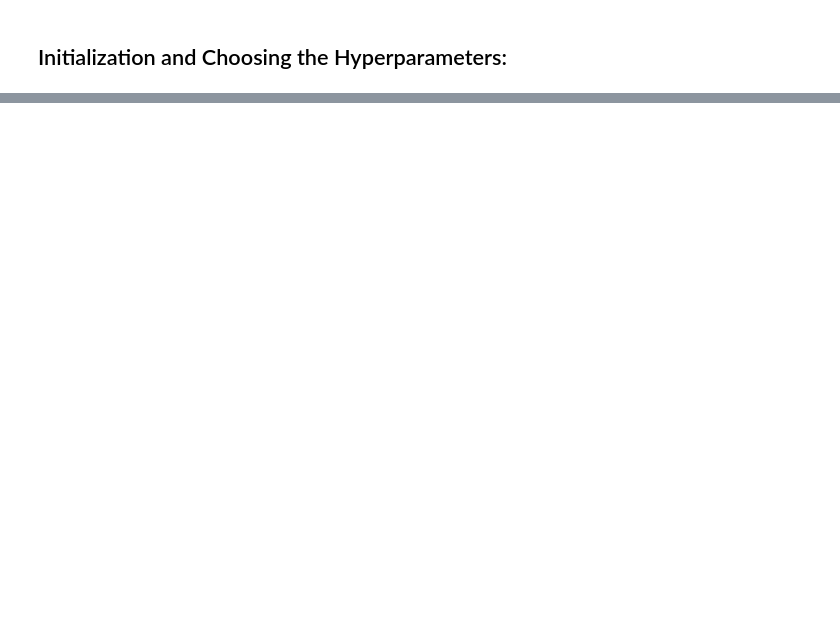
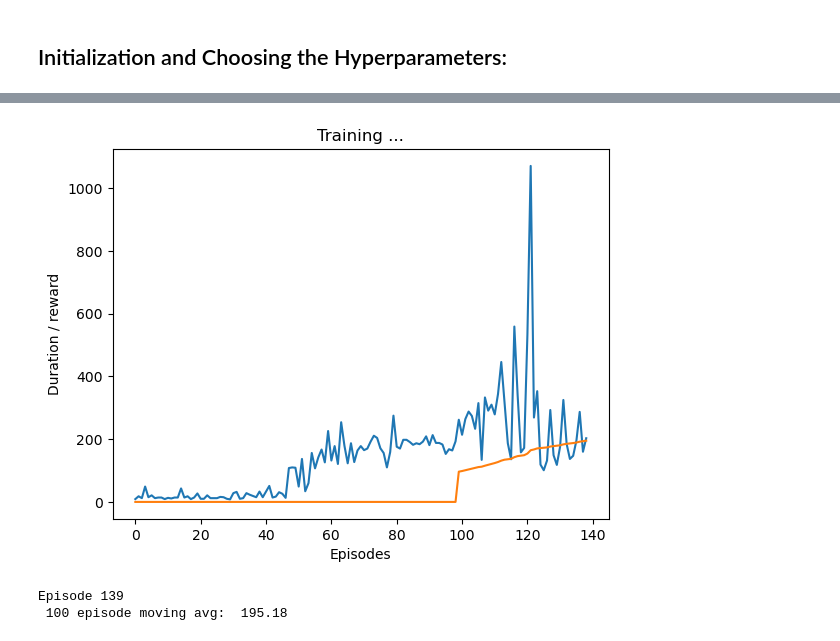
Before and after one commit to nabilaChehla/cartPole, a Jupyter notebook: cartPole.ipynb, the cells around one changed output, grey strips where cells are left out. Cells and saved outputs as stored; diff of their text form; code cells hidden in the pictures; blank space fills up the shorter version.

```diff
--- a/cartPole.ipynb
+++ b/cartPole.ipynb
@@ -225,21 +235,3 @@ We need current Q-values and next Q-values to use in the Bellman equation and ca
-# %%
-class QValues():
-    device = "cpu"
-    @staticmethod
-    def get_current(policy_nn,states,actions):
-        return policy_nn(states).gather(dim = 1,index=actions.unsqueeze(-1))
-
-    @staticmethod
-    def get_next(target_nn,nextStates):
-        final_state_locations = nextStates.flatten(start_dim=1).max(dim=1)[0].eq(0).type(torch.bool)
-        non_final_state_locations = (final_state_locations == False)
-        non_final_states = nextStates[non_final_state_locations]
-
-
-        batch_size = nextStates.shape[0]
-        values = torch.zeros(batch_size).to(QValues.device)
-        values[non_final_state_locations] = target_nn(non_final_states).max(dim=1)[0].detach()
-        return values
 # %% [markdown]
 ## Initialization and Choosing the Hyperparameters:
 # %%
@@ -306,0 +274,61 @@ Episode 1000
+# %%
+episode_duration = []
+
+# 4. For each episode:
+for episode in range(num_episodes):
+    em.reset()
+    # (4.1) Initialize the starting state.
+    state = em.get_state()
+    # (4.2) For each time step:
+    for timestep in count():
+        em.render()
+        # Agent Select an action.
+        action = agent.select_action(state, policy_net)
+        # Observe reward and next state.
+        reward = em.take_action(action)
+        next_states = em.get_state()
+        #  Store experience in replay memory.
+        memory.push(Experience(state, action, next_states, reward))
+        # Transition to next state
+        state = next_states
+
+        #  Sample random batch from replay memory if possible.
+        if memory.can_provide_sample(batch_size):
+            experiences = memory.sample(batch_size)
+            #  Preprocess states from batch.
+            states, actions, next_states, rewards = extract_tensors(experiences)
+            # Get the current Q-values of the policy net and the next Q-values for the target nework
+            current_q_values = QValues.get_current(policy_net, states, actions)
+            next_q_values = QValues.get_next(target_net, next_states)
+            # calculate the target Q-values by the Bellman Optimality Equation
+            target_q_values = rewards + (gamma * next_q_values)
+
+            # (4.2.8) Calculate loss between output Q-values and target Q-values.
+            loss = F.mse_loss(current_q_values, target_q_values.unsqueeze(1))
+
+            # Gradient descent updates weights in the policy network to minimize loss.
+            ## Calculate the gradients of the loss
+            loss.backward()
+            ## Update the network with the gradients
+            optimizer.step()
+            ## Reset the gradients weights & biases before back propagation
+            optimizer.zero_grad()
+
+        # Check if the agent took the last action in the episode
+        if em.done:
+            episode_duration.append(timestep)
+            plot(episode_duration, 100) # plot the avrege duration of the last 100 epsides
+            break
+
+    if episode % target_update == 0:
+        target_net.load_state_dict(policy_net.state_dict())
+
+    # the network solves the environment by reaching the 100-episode average reward of 195 or higher.
+    if get_moving_average(100, episode_duration)[-1] >= 195:
+        break
+
+em.close()
+# %% [output]
+[figure, added]
+Episode 139
+ 100 episode moving avg:  195.18
```
Also changed, not shown: parts of 19 cells of this notebook.
